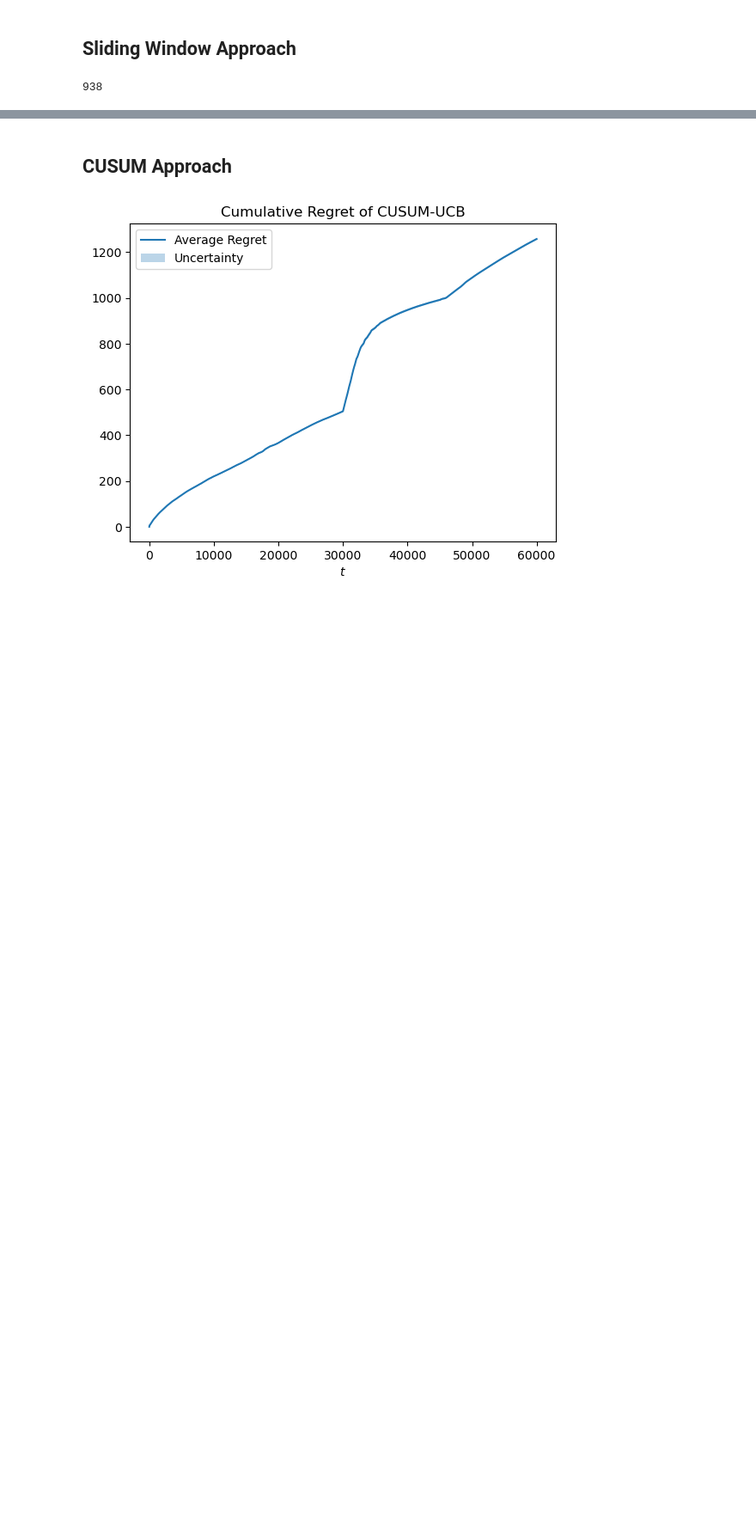
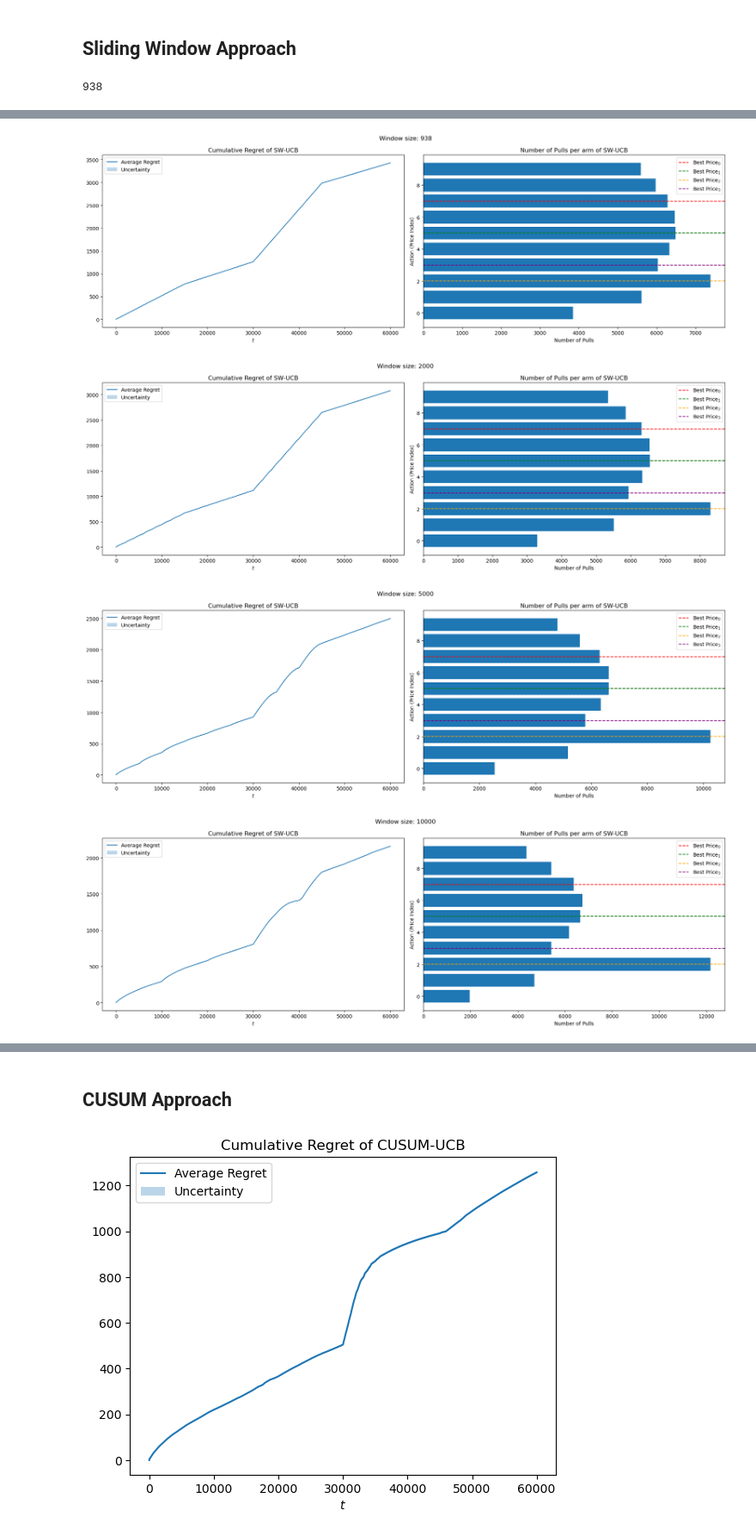
Before and after one commit to GabriFarace/OLA-project, a Jupyter notebook: requirement3_different_demand_curves.ipynb, the cells around one changed output, grey strips where cells are left out. Shown at 86% size. Cells and saved outputs as stored; diff of their text form; code cells hidden in the pictures; blank space fills up the shorter version.

```diff
--- a/requirement3_different_demand_curves.ipynb
+++ b/requirement3_different_demand_curves.ipynb
@@ -246,6 +247,6 @@ class SWUCBAgent:
 W
 # %% [output]
 938
-# %%
-W = 15000
+# %%
+window_sizes = [W, 2000, 5000, 10000, INTERVAL_LENGTH]
 # %%
@@ -301,0 +319,59 @@ plt.show()
+# %%
+# Plot the results of each window size
+for window_size in window_sizes:
+    # Retrieve results
+    results = cumulative_regret_per_window[window_size]
+    average_regret = results['average_regret']
+    regret_std_normalized = results['regret_std_normalized']
+    average_number_of_pulls = results['average_number_of_pulls']
+
+    # Plot
+    fig, axs = plt.subplots(1, 2, figsize=(18, 6))
+
+    axs[0].plot(np.arange(T), average_regret, label='Average Regret')
+    axs[0].fill_between(np.arange(T),
+                        average_regret - regret_std_normalized,
+                        average_regret + regret_std_normalized,
+                        alpha=0.3,
+                        label='Uncertainty')
+    axs[0].set_xlabel('$t$')
+    axs[0].legend()
+    axs[0].set_title('Cumulative Regret of SW-UCB')
+
+    axs[1].barh(np.arange(K), average_number_of_pulls)
+    for i in range(N_INTERVALS):
+        axs[1].axhline(y=best_prices_indices[i], color=COLORS[i], linestyle='--', label=f'Best Price$_{i}$')
+    axs[1].set_xlabel('Number of Pulls')
+    axs[1].set_ylabel('Action (Price Index)')
+    axs[1].legend()
+    axs[1].set_title('Number of Pulls per arm of SW-UCB')
+
+    plt.suptitle(f'Window size: {window_size}')
+    plt.tight_layout()
+    plt.show()
+
+# # Plotting
+# plt.plot(np.arange(T), average_regret, label='Average Regret')
+# plt.fill_between(np.arange(T),
+#                  average_regret - regret_std_normalized,
+#                  average_regret + regret_std_normalized,
+#                  alpha=0.3,
+#                  label='Uncertainty')
+# plt.xlabel('$t$')
+# plt.legend()
+# plt.title('Cumulative Regret of SW-UCB')
+# plt.show()
+
+# plt.barh(np.arange(K), agent.n_pulls)
+# for i in range(N_INTERVALS):
+#     plt.axhline(y=best_prices_indices[i], color=COLORS[i], linestyle='--', label=f'Best Price$_{i}$')
+# plt.xlabel('Number of Pulls')
+# plt.ylabel('Action (Price Index)')
+# plt.legend()
+# plt.title('Number of Pulls per arm of SW-UCB')
+# plt.show()
+# %% [output]
+[figure, added]
+[figure, added]
+[figure, added]
+[figure, added]
```
Also changed, not shown: parts of 3 cells of this notebook.
